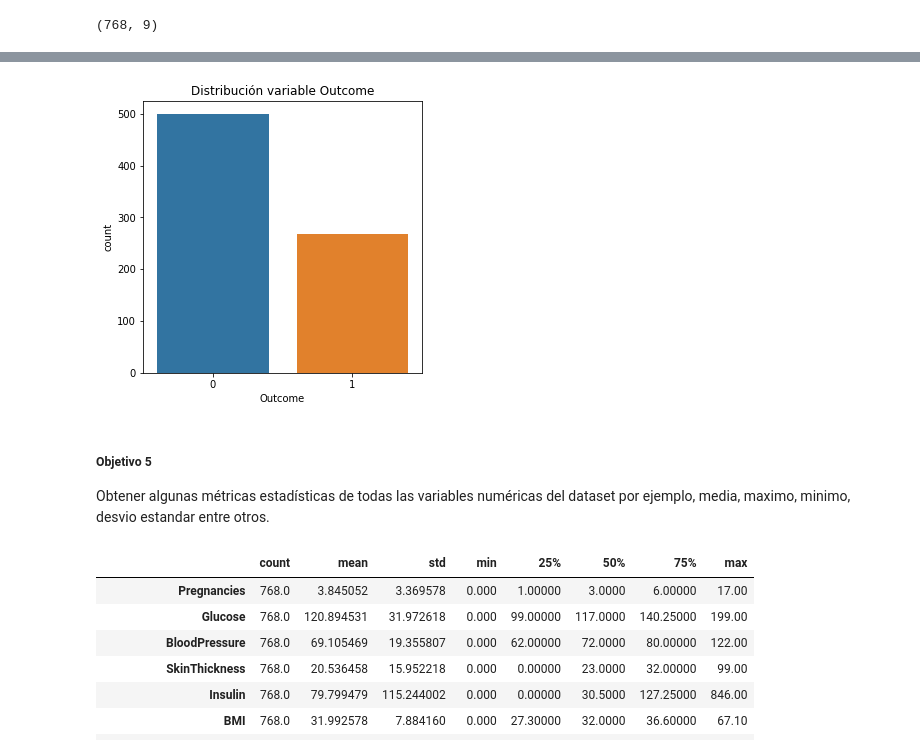
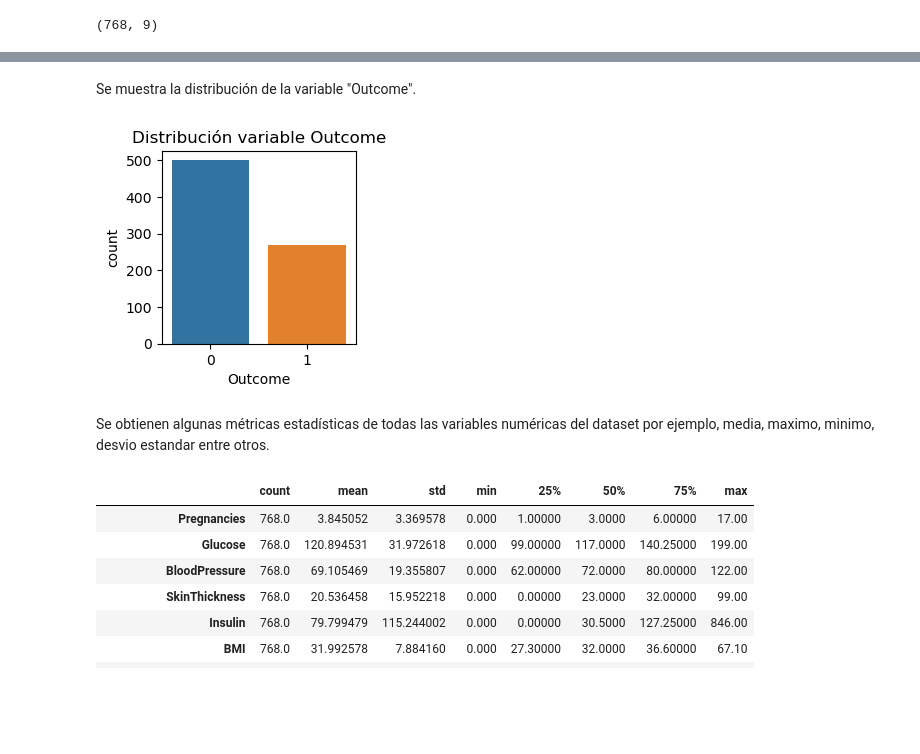
Before and after one commit to aiadrahimi/Data-Science, a Jupyter notebook: Data Science/Instituto Nacional de Diabetes/análisis_diabetes_aiadrahimi.ipynb, the cells around one changed output, grey strips where cells are left out. Drawn from its saved outputs; the diff is of its cells as text; code cells hidden in the pictures; blank space fills up the shorter version.

Commit message:
Corrección de código análisis_diabetes_aiadrahimi

```diff
--- a/Data Science/Instituto Nacional de Diabetes/análisis_diabetes_aiadrahimi.ipynb
+++ b/Data Science/Instituto Nacional de Diabetes/análisis_diabetes_aiadrahimi.ipynb
@@ -34,7 +28,7 @@ Lo primero que deberan hacer será importar
 - el dataset
 - corroborar que lo hayamos cargado correctamente.
 # %%
-dataset = pd.read_csv(r'C:\Users\samsung lap\Desktop\Facu\6to año\Ciencia de datos\ClusterAI_TP_dataset_diabetes.csv')
+dataset = pd.read_csv(r'C:\Users\rahim\Desktop\Ciencia de datos\GitHub\Instituto Nacional de Diabetes\dataset_diabetes.csv')
 dataset.head()
 # %% [output]
 |  | Pregnancies | Glucose | BloodPressure | SkinThickness | Insulin | BMI | DiabetesPedigreeFunction | Age | ... |
@@ -79,13 +67,14 @@ Mostrar como se distribuye la variable "Outcome".
+# %% [markdown]
+Se muestra la distribución de la variable "Outcome".
 # %%
-plt.figure (figsize=(5,5))
+plt.figure (figsize=(2.5,2.5))
 sns.countplot(x="Outcome", data=dataset)
 plt.title("Distribución variable Outcome")
 plt.show()
 # %% [output]
-[figure, old version]
+[figure, new version]
 # %% [markdown]
-##### **Objetivo 5**
-Obtener algunas métricas estadísticas de todas las variables numéricas del dataset por ejemplo, media, maximo, minimo, desvio estandar entre otros.
+Se obtienen algunas métricas estadísticas de todas las variables numéricas del dataset por ejemplo, media, maximo, minimo, desvio estandar entre otros.
 # %%
 dataset.describe().T
 # %% [output]
```
Also changed, not shown: parts of 28 cells of this notebook.
